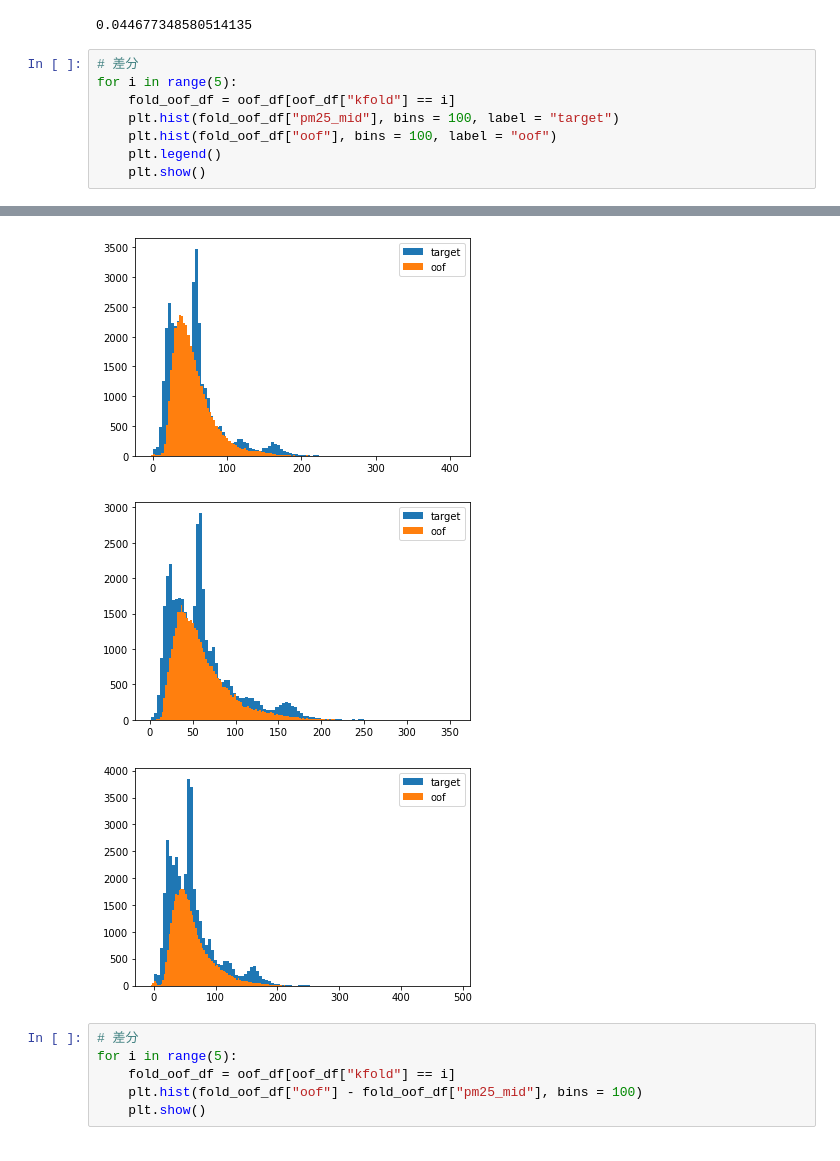
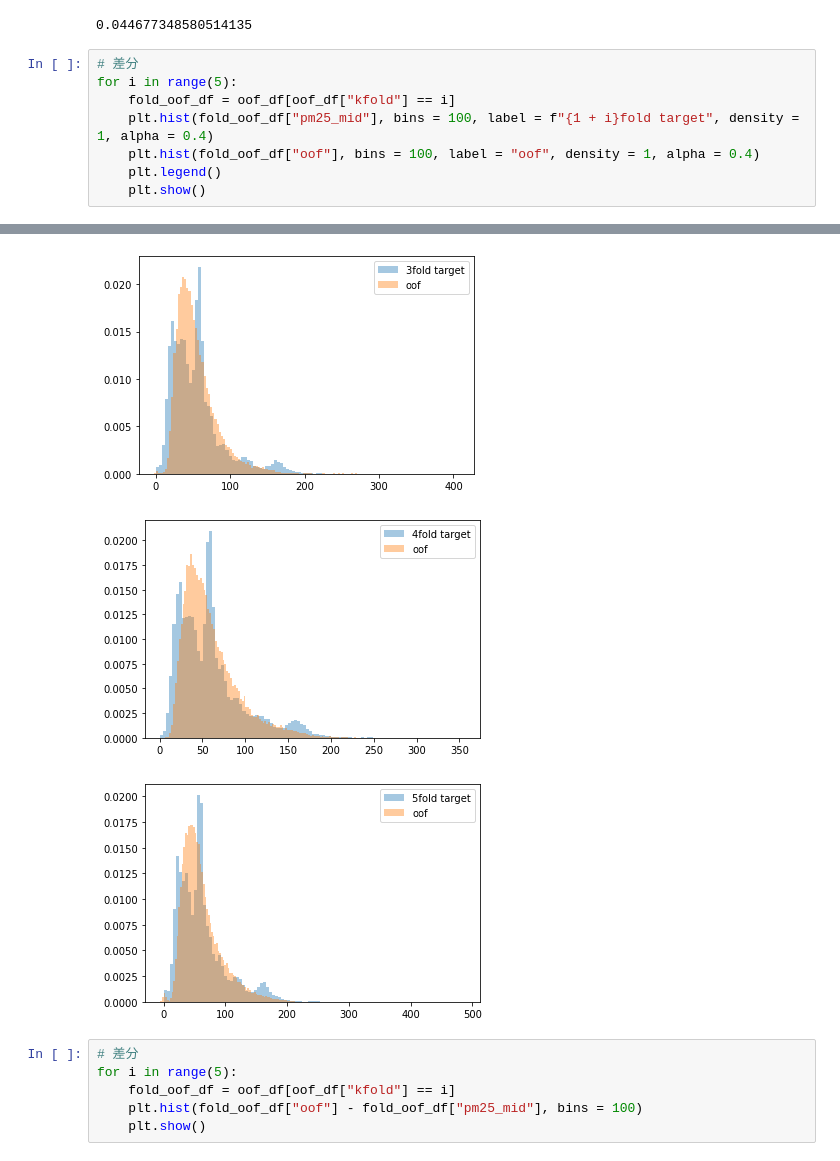
Before and after one commit to seven320/air_pollutants, a Jupyter notebook: FP000_EDA.ipynb, the cells around one changed output, grey strips where cells are left out. Saved outputs shown, nothing was run; the diff lists cells and outputs as text.

```diff
--- a/FP000_EDA.ipynb
+++ b/FP000_EDA.ipynb
@@ -159,8 +159,8 @@ np.mean(oof_df["pm25_mid"] - oof_df["oof"])
 # 差分
 for i in range(5):
     fold_oof_df = oof_df[oof_df["kfold"] == i]
-    plt.hist(fold_oof_df["pm25_mid"], bins = 100, label = "target")
-    plt.hist(fold_oof_df["oof"], bins = 100, label = "oof")
+    plt.hist(fold_oof_df["pm25_mid"], bins = 100, label = f"{1 + i}fold target", density = 1, alpha = 0.4)
+    plt.hist(fold_oof_df["oof"], bins = 100, label = "oof", density = 1, alpha = 0.4)
     plt.legend()
     plt.show()
 # %% [output]
@@ -169,6 +169,6 @@ for i in range(5):
-[figure, old version]
+[figure, new version]
-[figure, old version]
+[figure, new version]
-[figure, old version]
+[figure, new version]
 # %%
 # 差分
 for i in range(5):
```
Also changed, not shown: parts of 5 cells of this notebook.
